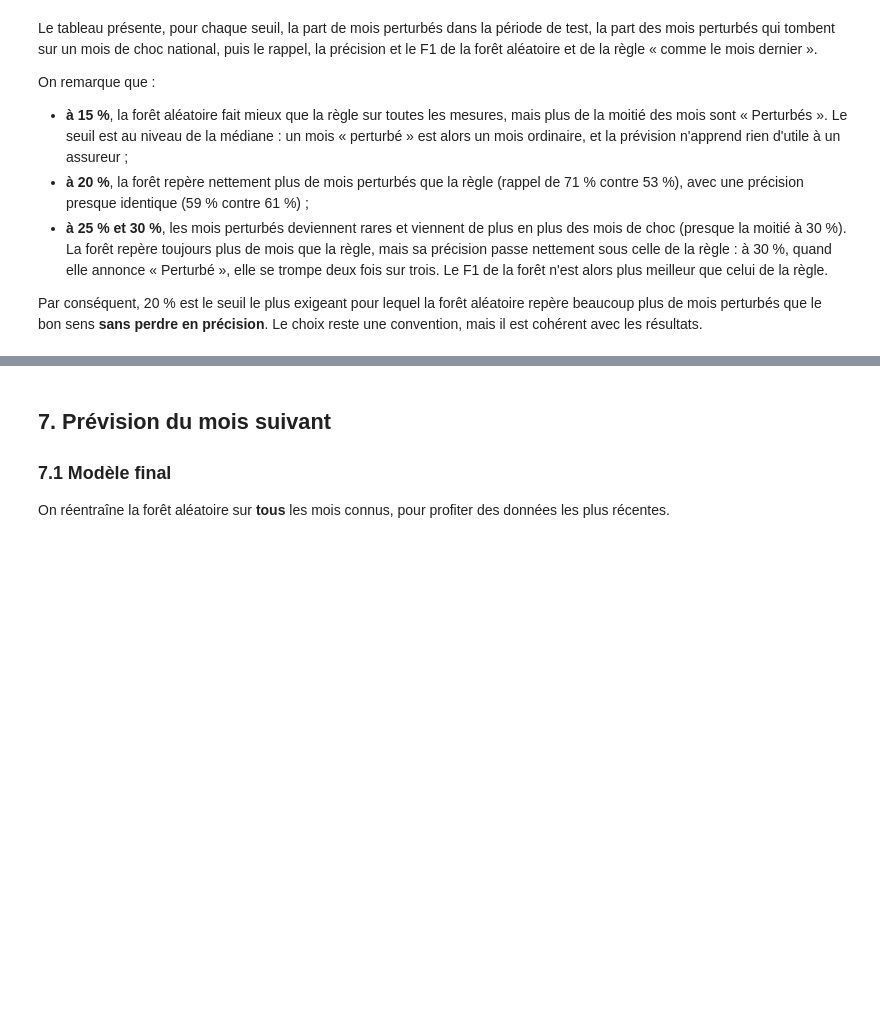
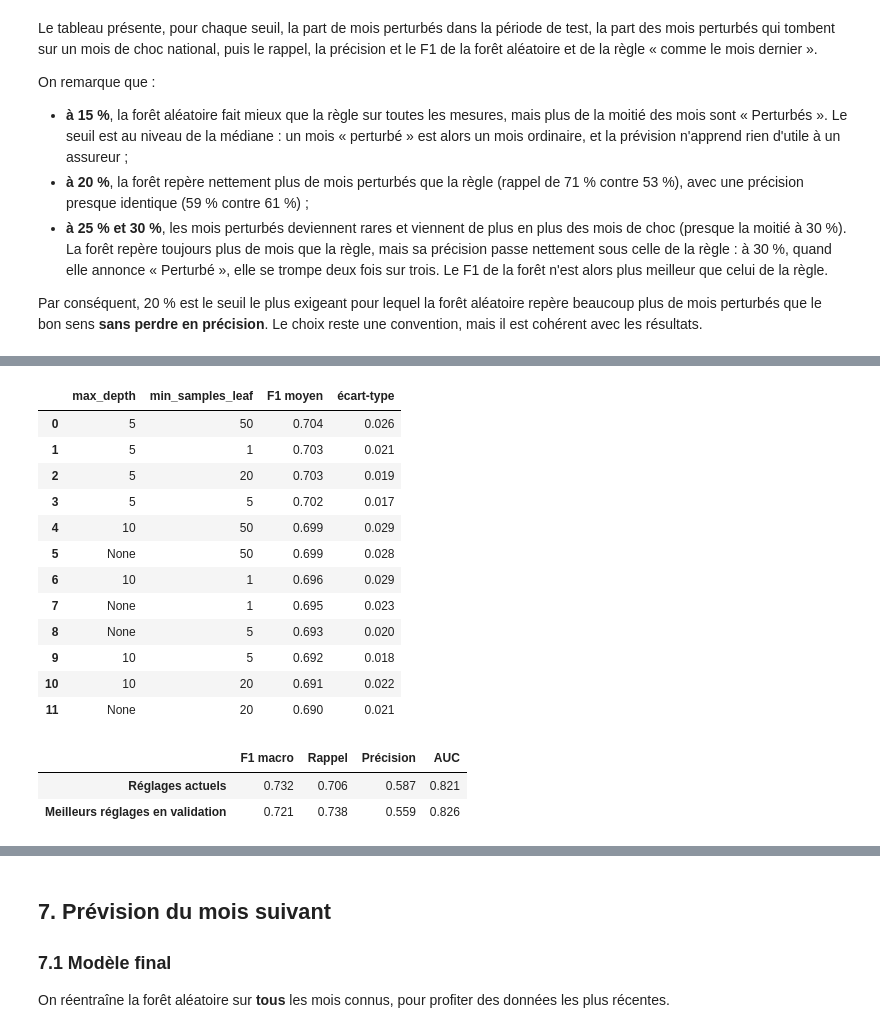
Before and after one commit to matthieubaucher/projet_sncf, a Jupyter notebook: poc/analyse_amy/notebooks/prevision.ipynb, the cells around one changed output, grey strips where cells are left out. Cells and saved outputs as stored; diff of their text form; code cells hidden in the pictures; blank space fills up the shorter version.

Commit message:
Vérifier les réglages de la forêt par validation croisée temporelle

```diff
--- a/poc/analyse_amy/notebooks/prevision.ipynb
+++ b/poc/analyse_amy/notebooks/prevision.ipynb
@@ -411,0 +428,30 @@ les résultats.
+# %%
+recherche, resultats_reglages = optimiser_foret(X_train, y_train, train["Date"])
+display(resultats_reglages.round(3))
+# %% [output]
+|  | max_depth | min_samples_leaf | F1 moyen | écart-type |
+| 0 | 5 | 50 | 0.704 | 0.026 |
+| 1 | 5 | 1 | 0.703 | 0.021 |
+| 2 | 5 | 20 | 0.703 | 0.019 |
+| 3 | 5 | 5 | 0.702 | 0.017 |
+| 4 | 10 | 50 | 0.699 | 0.029 |
+| 5 | None | 50 | 0.699 | 0.028 |
+| 6 | 10 | 1 | 0.696 | 0.029 |
+| 7 | None | 1 | 0.695 | 0.023 |
+| 8 | None | 5 | 0.693 | 0.020 |
+| 9 | 10 | 5 | 0.692 | 0.018 |
+| 10 | 10 | 20 | 0.691 | 0.022 |
+| 11 | None | 20 | 0.690 | 0.021 |
+# %%
+modele_optimise, proba_optimise, y_predit_optimise = entrainer_et_predire(
+    recherche.best_estimator_, X_train, y_train, X_test
+)
+comparaison_reglages = pd.DataFrame({
+    "Réglages actuels": mesurer(y_test, y_predit, proba_test),
+    "Meilleurs réglages en validation": mesurer(y_test, y_predit_optimise, proba_optimise),
+}).T
+display(comparaison_reglages.round(3))
+# %% [output]
+|  | F1 macro | Rappel | Précision | AUC |
+| Réglages actuels | 0.732 | 0.706 | 0.587 | 0.821 |
+| Meilleurs réglages en validation | 0.721 | 0.738 | 0.559 | 0.826 |
```
Also changed, not shown: parts of 7 cells of this notebook, 2 other files.
